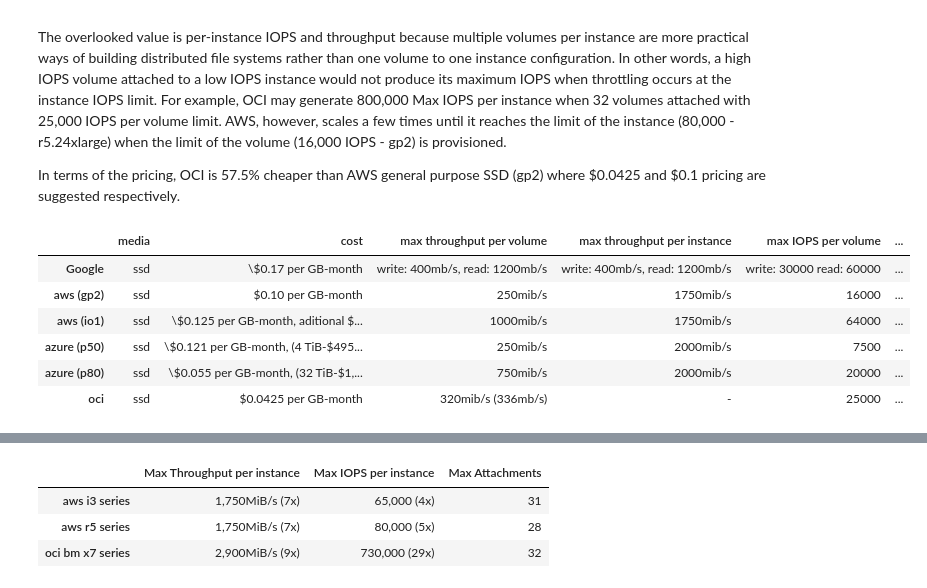
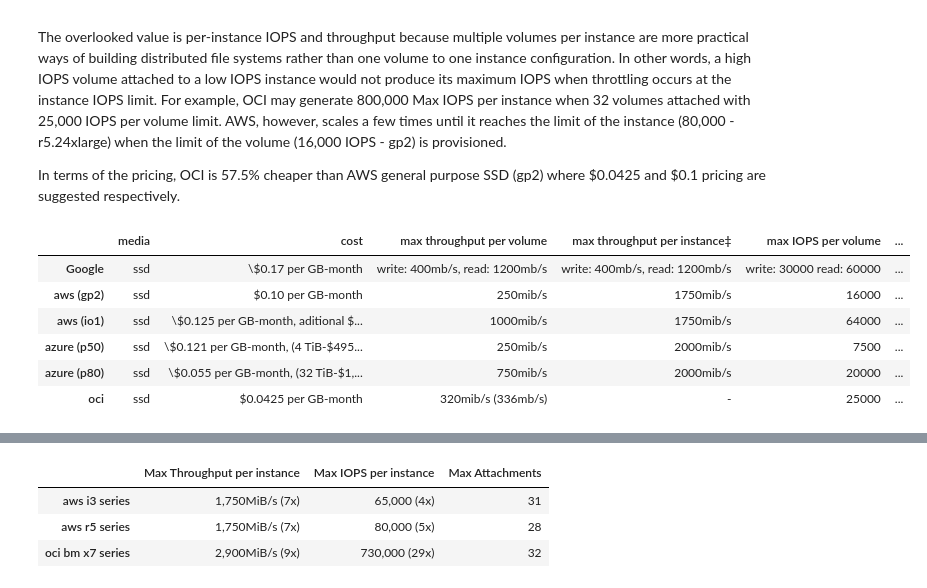
Before and after one commit to lee212/benchmark-baremetal, a Jupyter notebook: oci baremetal benchmark v2.ipynb, the cells around one changed output, grey strips where cells are left out. Saved outputs shown, nothing was run; the diff lists cells and outputs as text; code cells hidden in the pictures.

```diff
--- a/oci baremetal benchmark v2.ipynb
+++ b/oci baremetal benchmark v2.ipynb
@@ -82,63 +82,63 @@ In terms of the pricing, OCI is 57.5% cheaper than AWS general purpose SSD (gp2)
 bdata = {"aws (gp2)":{"media":"ssd",
          "cost": "$0.10 per GB-month",
          "max throughput per volume":"250mib/s",
-         "max throughput per instance": "1750mib/s",
+         "max throughput per instance‡": "1750mib/s",
          "max IOPS per volume":"16000",
-         "max IOPS per instance": "80000",
+         "max IOPS per instance‡": "80000",
          "IOPS ratio to volume size (IOPS/GB)": "3:1",
          "Volume size":"up to 16TiB"
         },
          "aws (io1)":{"media":"ssd",
          "cost": "\$0.125 per GB-month, aditional $0.065 per IOPS",
          "max throughput per volume":"1000mib/s",
-         "max throughput per instance": "1750mib/s",
+         "max throughput per instance‡": "1750mib/s",
          "max IOPS per volume":"64000",
-         "max IOPS per instance": "80000",
+         "max IOPS per instance‡": "80000",
          "IOPS ratio to volume size (IOPS/GB)": "50:1",
         "Volume size":"up to 16TiB"
         },
           "azure (p50)":{"media":"ssd",
          "cost": "\$0.121 per GB-month, (4 TiB-$495.566/month)",
          "max throughput per volume":"250mib/s",
-         "max throughput per instance": "2000mib/s",
+         "max throughput per instance‡": "2000mib/s",
          "max IOPS per volume":"7500",
-         "max IOPS per instance": "80000",
+         "max IOPS per instance‡": "80000",
          "IOPS ratio to volume size (IOPS/GB)": "1.83:1",
         "Volume size":"4TiB"
         },
 
           "azure (p80)":{"media":"ssd",
          "cost": "\$0.055 per GB-month, (32 TiB-$1,802.057/month)",
          "max throughput per volume":"750mib/s",
-         "max throughput per instance": "2000mib/s",
+         "max throughput per instance‡": "2000mib/s",
          "max IOPS per volume":"20000",
-         "max IOPS per instance": "80000",
+         "max IOPS per instance‡": "80000",
          "IOPS ratio to volume size (IOPS/GB)": "0.61:1",
         "Volume size":"32TiB"
         },
            "Google":{"media":"ssd",
          "cost": "\$0.17 per GB-month",
          "max throughput per volume":"write: 400mb/s,  read: 1200mb/s",
-         "max throughput per instance": "write: 400mb/s, read: 1200mb/s",
+         "max throughput per instance‡": "write: 400mb/s, read: 1200mb/s",
          "max IOPS per volume":"write: 30000 read: 60000",
-         "max IOPS per instance": "write: 30000 read: 60000",
+         "max IOPS per instance‡": "write: 30000 read: 60000",
          "IOPS ratio to volume size (IOPS/GB)": "30:1",
         "Volume size":"up to 60TiB"
         },
         "oci":
         {"media":"ssd",
          "cost":"$0.0425 per GB-month",
          "max throughput per volume":"320mib/s (336mb/s)",
-         "max throughput per instance": "-",
+         "max throughput per instance‡": "-",
          "max IOPS per volume": "25000",
-         "max IOPS per instance": "400000",
+         "max IOPS per instance‡": "400000†",
          "IOPS ratio to volume size (IOPS/GB)": "60:1",
          "Volume size":"up to 32TB"
         }}
 dfbdata=pd.DataFrame.from_dict(bdata, orient='index')
 (dfbdata)
 # %% [output]
-|  | media | cost | max throughput per volume | max throughput per instance | max IOPS per volume | ... |
+|  | media | cost | max throughput per volume | max throughput per instance‡ | max IOPS per volume | ... |
 | Google | ssd | \$0.17 per GB-month | write: 400mb/s, read: 1200mb/s | write: 400mb/s, read: 1200mb/s | write: 30000 read: 60000 | ... |
 | aws (gp2) | ssd | $0.10 per GB-month | 250mib/s | 1750mib/s | 16000 | ... |
 | aws (io1) | ssd | \$0.125 per GB-month, aditional $... | 1000mib/s | 1750mib/s | 64000 | ... |
```
Also changed, not shown: parts of 11 cells of this notebook.
